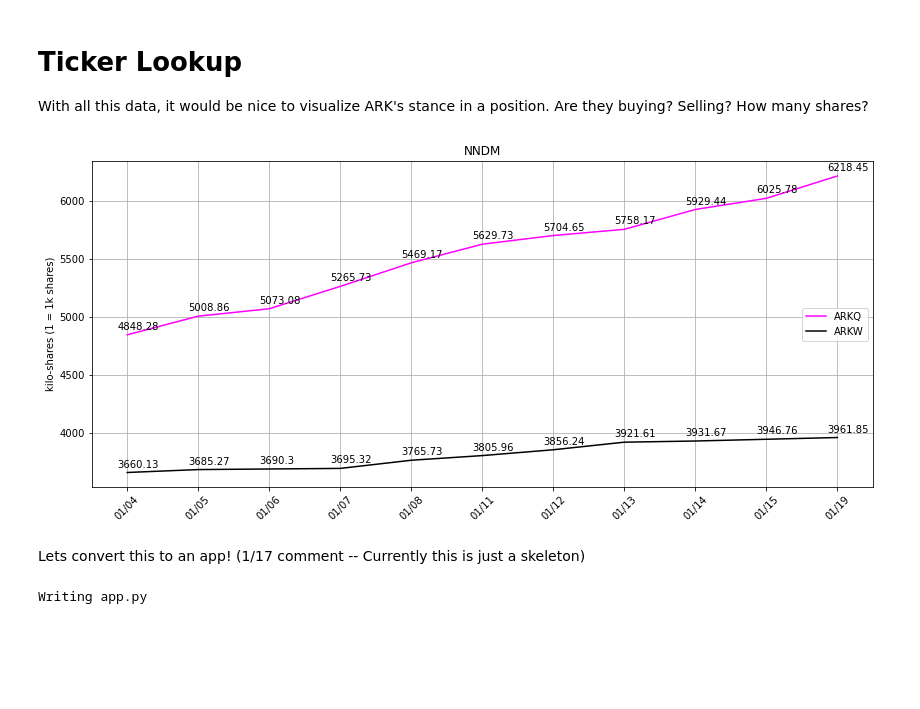
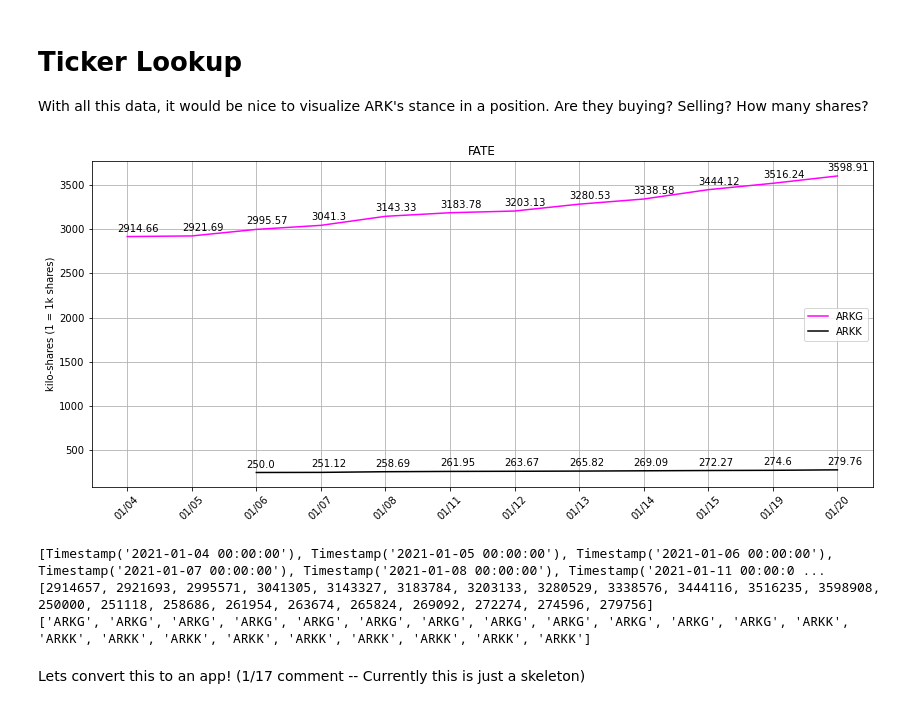
Before and after one commit to ShyuShiro/ARKFund_App, a Jupyter notebook: ARK Visualizations.ipynb, the cells around one changed output. Saved outputs shown, nothing was run; the diff lists cells and outputs as text; code cells hidden in the pictures; blank space fills up the shorter version.

```diff
--- a/ARK Visualizations.ipynb
+++ b/ARK Visualizations.ipynb
@@ -1125,6 +1219,7 @@ Name: weight, dtype: float64
 
 With all this data, it would be nice to visualize ARK's stance in a position. Are they buying? Selling? How many shares?
 # %%
+from ARK import *
 def ticker_lookup(tickers,together=True,funds=None):
     import matplotlib.pyplot as plt
     import matplotlib.dates as mdates
@@ -1199,76 +1294,47 @@ def ticker_lookup(tickers,together=True,funds=None):
         plot_count = len(funds) #How many plots per fund
 
         for fund in funds:
 
             subset = df[df['fund']==fund.upper()]
             plt.subplot(1,plot_count,i)
             j = 0
 
             for ticker in tickers:
                 r = subset[subset['ticker']==ticker.upper()]
                 shares = log_reduction(r['shares'])
                 dates = np.arange(0,len(shares)) #Create arbitrary date axis
                 plt.plot(dates,shares,label=fund,color=colors[j])
                 plt.xticks(dates_label,rotation=45,labels=dates_vals) #Feed in arbirary axis with labels as the dates
                 for idx,Y in enumerate(shares):
                     plt.annotate(str(Y),xy=(idx,Y),xytext=(-10,5),textcoords='offset points')
                 j += 1
                 all_df = all_df.append(r) #df to return in case its useful
 
             plt.title(fund.upper())
             #plt.yticks([])
             plt.grid(axis='y')
             plt.tight_layout()
             if i == 1:
                 plt.ylabel("kilo-shares (1 = 1k shares)")
             if i == plot_count:
                 plt.legend(labels=tickers,loc="center right")
             i += 1
     return all_df
-a = ticker_lookup(tickers = ['NNDM'],together=True)
+a = ticker_lookup(tickers = ['fate'],together=True)
 # %% [output]
-[figure, old version]
+[figure, new version]
+# %%
+dat = a.to_dict('list')
+x = dat['date']
+y = dat['shares']
+z = dat['fund']
+
+print(x)
+print(y)
+print(z)
+# %% [output]
+[Timestamp('2021-01-04 00:00:00'), Timestamp('2021-01-05 00:00:00'), Timestamp('2021-01-06 00:00:00'), Timestamp('2021-01-07 00:00:00'), Timestamp('2021-01-08 00:00:00'), Timestamp('2021-01-11 00:00:0 ...
+[2914657, 2921693, 2995571, 3041305, 3143327, 3183784, 3203133, 3280529, 3338576, 3444116, 3516235, 3598908, 250000, 251118, 258686, 261954, 263674, 265824, 269092, 272274, 274596, 279756]
+['ARKG', 'ARKG', 'ARKG', 'ARKG', 'ARKG', 'ARKG', 'ARKG', 'ARKG', 'ARKG', 'ARKG', 'ARKG', 'ARKG', 'ARKK', 'ARKK', 'ARKK', 'ARKK', 'ARKK', 'ARKK', 'ARKK', 'ARKK', 'ARKK', 'ARKK']
 # %% [markdown]
 Lets convert this to an app! (1/17 comment -- Currently this is just a skeleton)
-# %%
-%%writefile app.py
-import dash
-import plotly
-import dash_core_components as dcc
-import dash_html_components as html
-import dash_table
-from dash.dependencies import Input, Output, State
-
-#Load in dash app with external CSS elements
-external_stylesheets = ['https://codepen.io/chriddyp/pen/bWLwgP.css']
-app = dash.Dash(__name__, external_stylesheets=external_stylesheets)
-
-#Define some theme settings
-colors = {
-    'background': '#111111',
-    'text': '#7FDBFF',
-    'button':'#D6D8DC'
-    }
-
-app.layout = html.Div([
-    html.Div(
-        className="app-header",
-        children=[
-            html.Div('Plotly Dash', className="app-header--title")
-        ]
-    ),
-    html.Div(
-        children=html.Div([
-            html.H5('Overview'),
-            html.Div('''
-                This is an example of a simple Dash app with
-                local, customized CSS.
-            ''')
-        ])
-    )
-]) #Close app.layout
-
-if __name__ == '__main__':
-    app.run_server(debug=True,port=8050)
-# %% [output]
-Writing app.py
```
Also changed, not shown: parts of 7 cells of this notebook, 3 other files.
